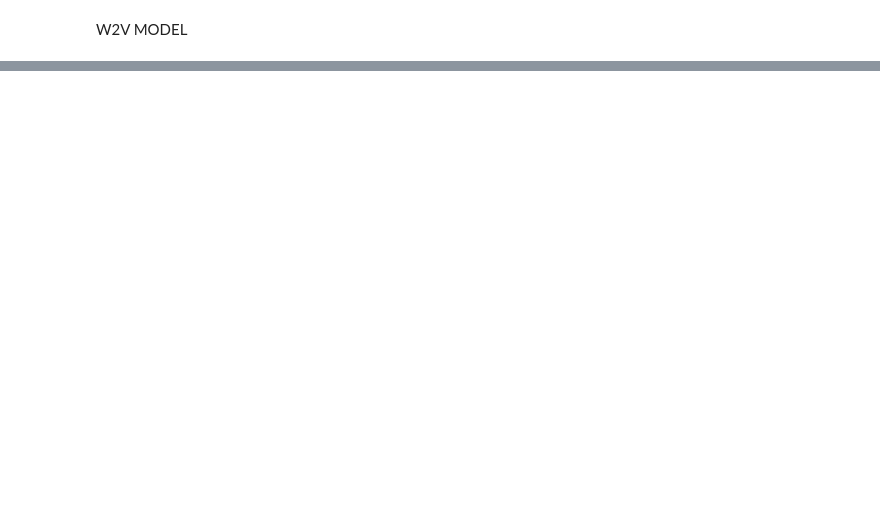
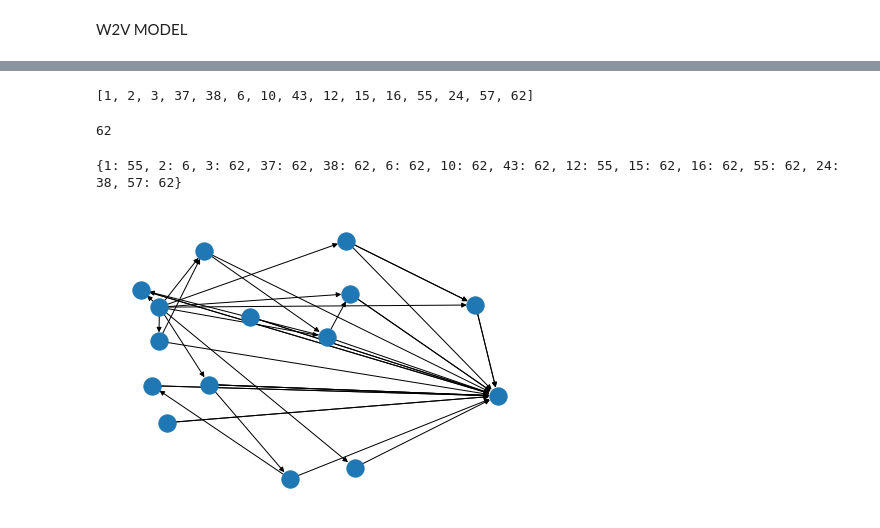
Before and after one commit to nimasteryang/AndroidOnStack, a Jupyter notebook: data_process.ipynb, the cells around one changed output, grey strips where cells are left out. Saved outputs shown, nothing was run; the diff lists cells and outputs as text; code cells hidden in the pictures; blank space fills up the shorter version.

```diff
--- a/data_process.ipynb
+++ b/data_process.ipynb
@@ -39,4 +39,5 @@ import matplotlib.pyplot as plt
 # %%
 cpg_graph = df.CPG.values[0]
 pydot_graph = pydot.graph_from_dot_data(cpg_graph)
-G = nx.drawing.nx_pydot.from_pydot(pydot_graph[0])
+G_non_label = nx.drawing.nx_pydot.from_pydot(pydot_graph[0])
+G_label = nx.relabel_nodes(G_non_label,lambda x: int(x) - 1000099)
@@ -62,0 +44,29 @@ AST_labels = nx.draw_networkx_labels(AST_G, pos=nx.spring_layout(AST_G))
+# %%
+def draw(_G):
+  nx.draw(_G,nx.spring_layout(_G))
+  labels = nx.draw_networkx_labels(_G, pos=nx.nx_pydot.graphviz_layout(_G, prog='dot'))
+def ast_from_cpg(_cpg_graph):
+  ast_edges = [(u,v,'') for u,v,d in _cpg_graph.edges(data = True) if "AST" in d['label']]
+  ast_edges_attr = [(u,v,d) for u,v,d in _cpg_graph.edges(data = True) if "AST" in d['label']]
+  ast_graph = _cpg_graph.edge_subgraph(ast_edges).copy()
+  for u,v,d in ast_edges_attr:
+    ast_graph.add_edge(u,v,label=d.get('label'))
+  return ast_graph
+
+def pdg_from_cpg(_cpg_graph):
+  pdg_edges = [(u,v,'') for u,v,d in _cpg_graph.edges(data = True) if "DDG" in d['label']]
+  pdg_edges_attr = [(u,v,d) for u,v,d in _cpg_graph.edges(data = True) if "DDG" in d['label']]
+  pdg_graph = _cpg_graph.edge_subgraph(pdg_edges).copy()
+  for u,v,d in pdg_edges_attr:
+    pdg_graph.add_edge(u,v,label=d.get('label'))
+  return pdg_graph
+# %%
+pdg_graph = pdg_from_cpg(G_label)
+list(pdg_graph)
+# %% [output]
+[1, 2, 3, 37, 38, 6, 10, 43, 12, 15, 16, 55, 24, 57, 62]
+# %%
+ast_graph = ast_from_cpg(G_label)
+ast_graph.number_of_nodes()
+# %% [output]
+62
@@ -62,0 +77,4 @@ AST_labels = nx.draw_networkx_labels(AST_G, pos=nx.spring_layout(AST_G))
+# %%
+print(pdg_edge_dict)
+# %% [output]
+{1: 55, 2: 6, 3: 62, 37: 62, 38: 62, 6: 62, 10: 62, 43: 62, 12: 55, 15: 62, 16: 62, 55: 62, 24: 38, 57: 62}
@@ -62,0 +94,4 @@ AST_labels = nx.draw_networkx_labels(AST_G, pos=nx.spring_layout(AST_G))
+# %%
+draw(pdg_graph)
+# %% [output]
+[figure, added]
```
Also changed, not shown: parts of 12 cells of this notebook.
